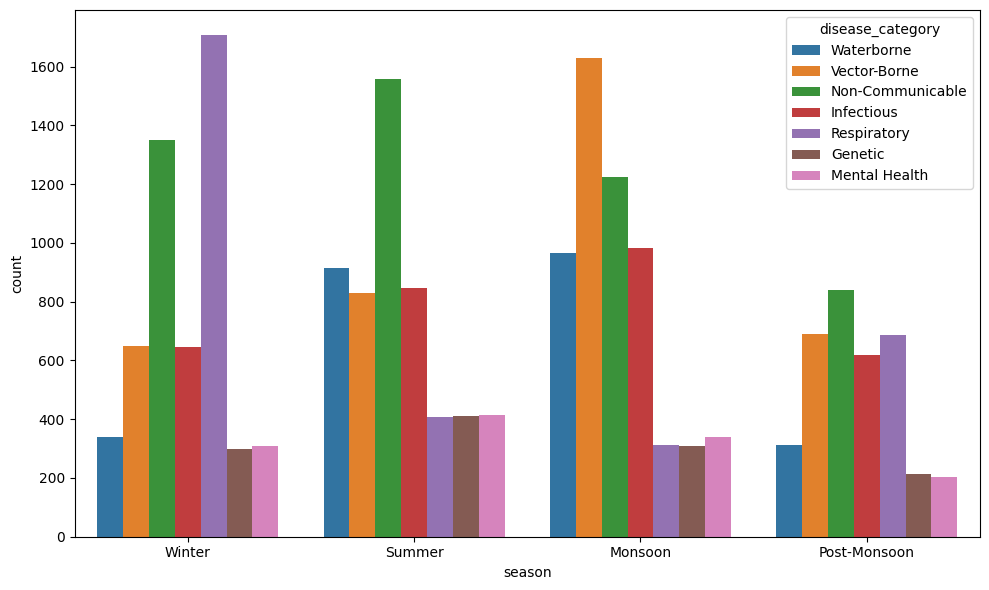
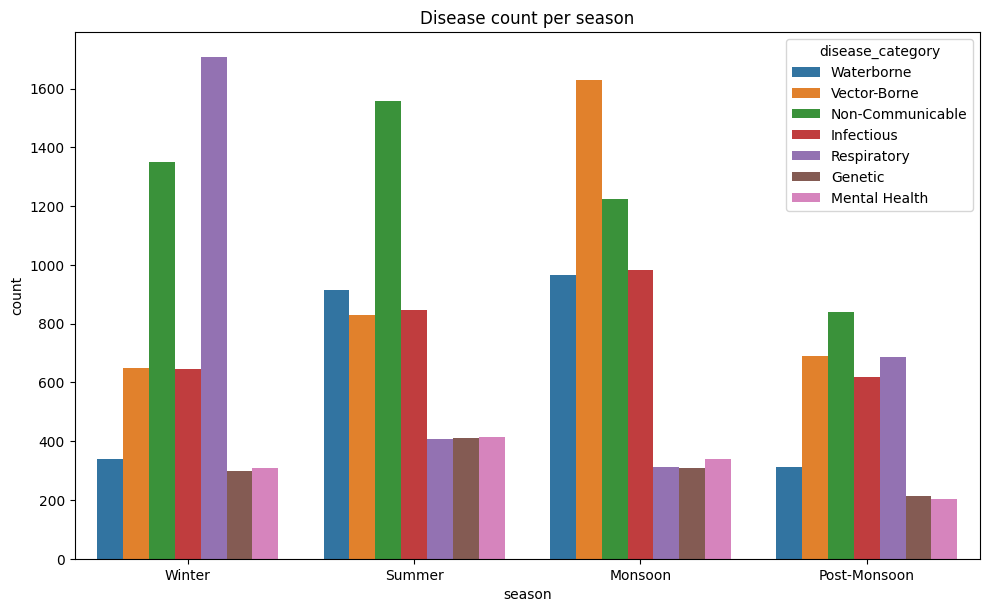
The notebook cell's code change between the first figure and the second:
--- before
+++ after
@@ -2,3 +2,5 @@
 sns.countplot(x=df_raw["season"], hue=df_raw["disease_category"])
 plt.tight_layout()
+plt.title("Disease count per season")
+plt.savefig("figures/season_disease_category.png")
 plt.show()

Commit: Adding code to save graphs and uploading all the saved graphs